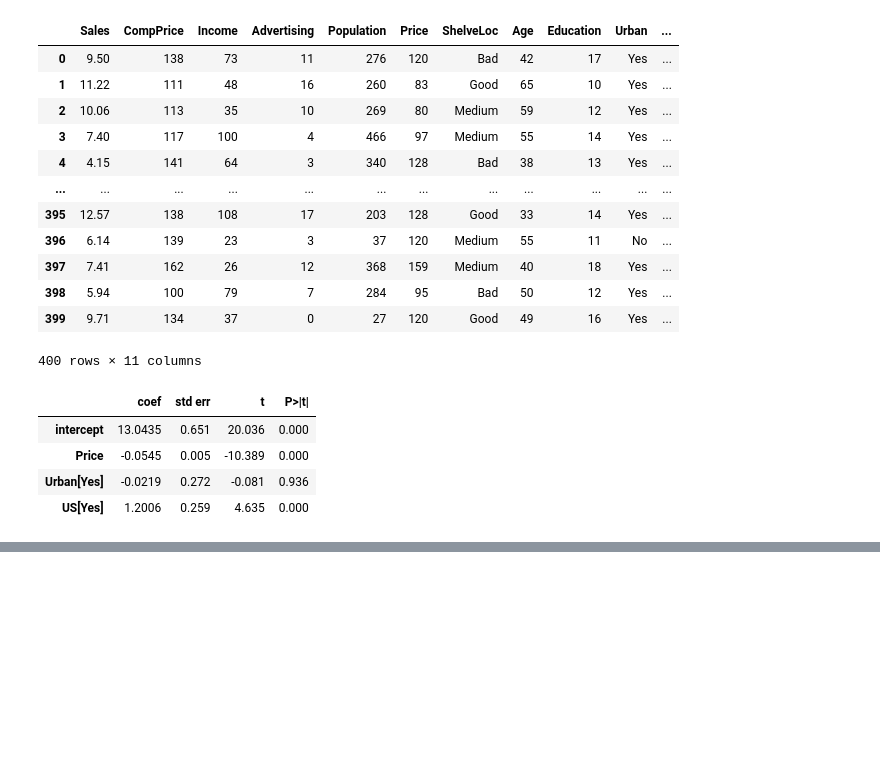
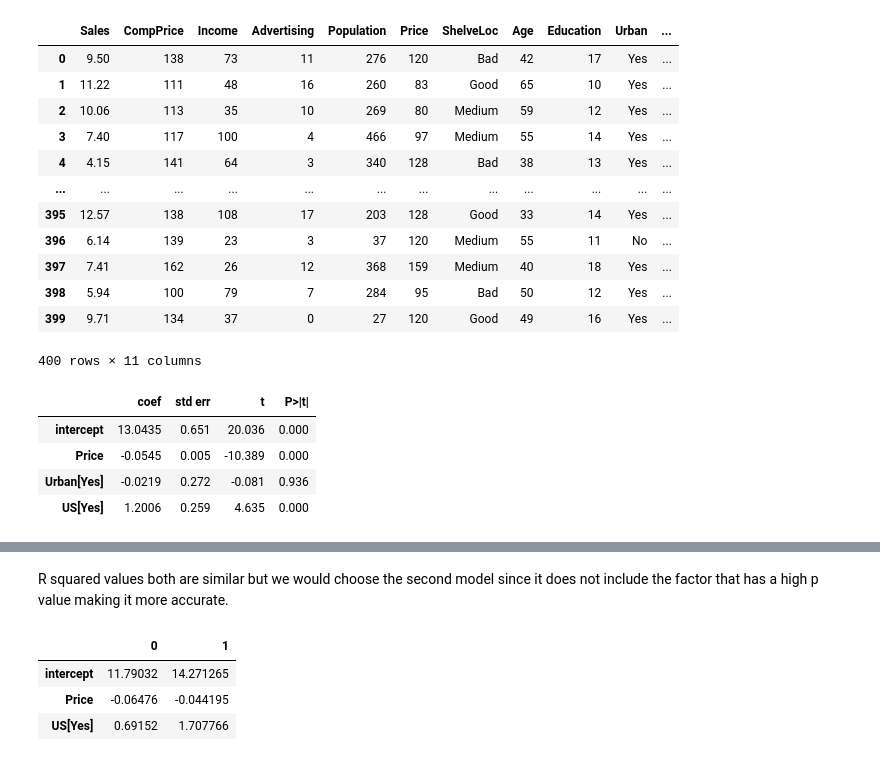
Before and after one commit to Mussab157/ISLP, a Jupyter notebook: Chapter3/ch3_applied.ipynb, the cells around one changed output, grey strips where cells are left out. Cells and saved outputs as stored; diff of their text form; code cells hidden in the pictures; blank space fills up the shorter version.

```diff
--- a/Chapter3/ch3_applied.ipynb
+++ b/Chapter3/ch3_applied.ipynb
@@ -397,0 +420,10 @@ Stores located in the US sell 1.2006 units more (about 1,201 car seats) than sto
+# %% [markdown]
+R squared values both are similar but we would choose the second model since it does not include the factor that has a high p value making it more accurate.
+# %%
+# obtaining confidence intervals.
+result_1.conf_int(alpha=0.05)
+# %% [output]
+|  | 0 | 1 |
+| intercept | 11.79032 | 14.271265 |
+| Price | -0.06476 | -0.044195 |
+| US[Yes] | 0.69152 | 1.707766 |
```
Also changed, not shown: parts of 8 cells of this notebook.
